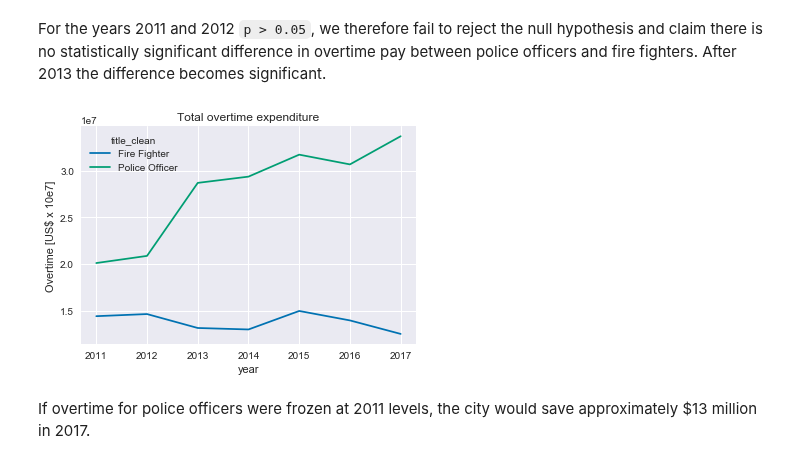
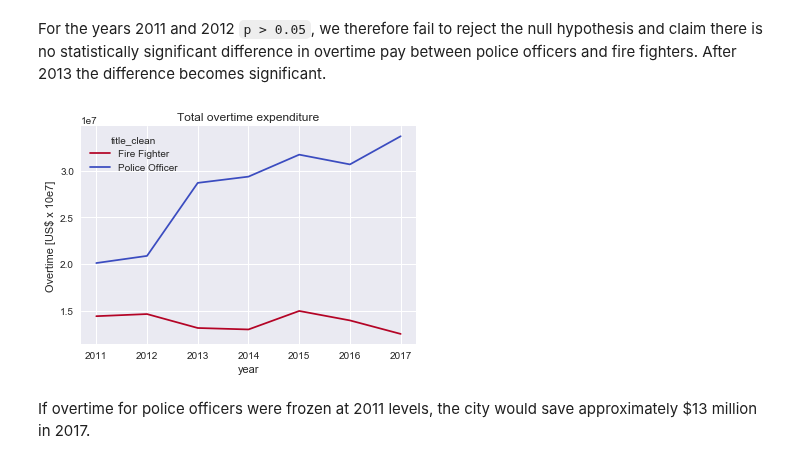
Before and after one commit to Turanga1/Springboard_DataScience, a Jupyter notebook: Capstone 1 - Boston Earnings Report/Inferential Statistics Project.ipynb, the cells around one changed output. Drawn from its saved outputs; the diff is of its cells as text; code cells hidden in the pictures.

```diff
--- a/Capstone 1 - Boston Earnings Report/Inferential Statistics Project.ipynb
+++ b/Capstone 1 - Boston Earnings Report/Inferential Statistics Project.ipynb
@@ -197,16 +197,16 @@ For the years 2011 and 2012 `p > 0.05`, we therefore fail to reject the null hyp
 # %%
 # fire fighters vs. police officers: Overtime
 
 ff = earnings[(earnings['title_clean'] == 'Police Officer')\
                              | (earnings['title_clean'] == 'Fire Fighter')]
 
 ff_pt = pd.pivot_table(ff, values='overtime', index='year', columns='title_clean', aggfunc=np.sum)
-ff_pt.plot()
+ff_pt.plot(cmap='coolwarm_r')
 plt.title('Total overtime expenditure')
 plt.ylabel('Overtime [US$ x 10e7]')
 plt.show()
 # %% [output]
-[figure, old version]
+[figure, new version]
 # %% [markdown]
 If overtime for police officers were frozen at 2011 levels, the city would save approximately \$13 million in 2017.
 # %% [markdown]
```
Also changed, not shown: parts of 1 cell of this notebook.
